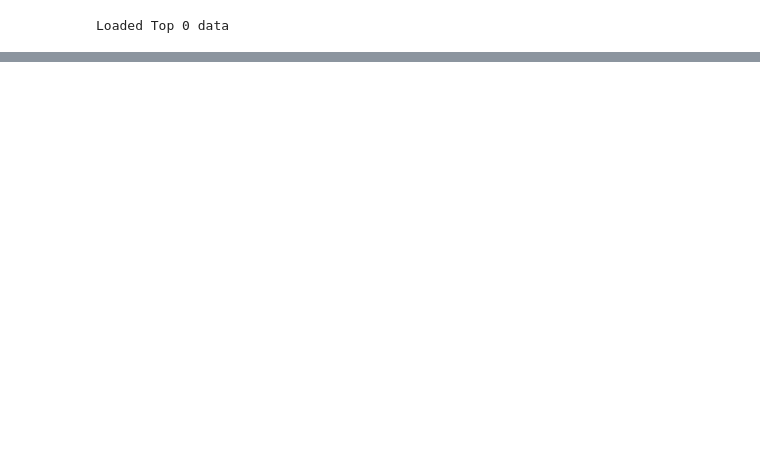
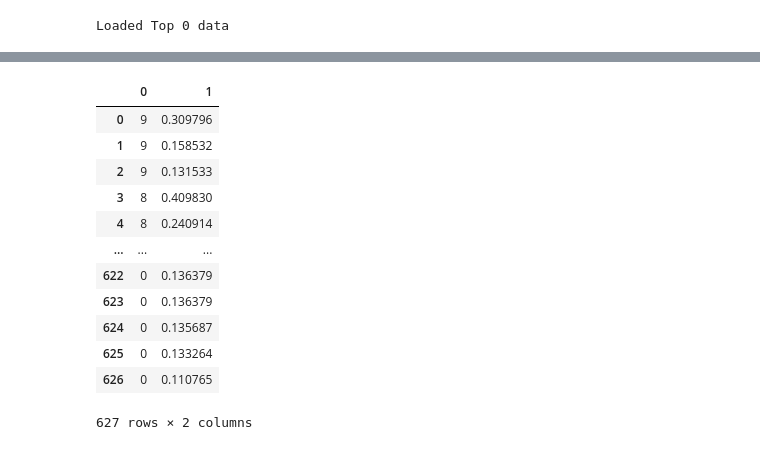
Before and after one commit to jgonsior/DS20-WeakAL, a Jupyter notebook: display_random_search_results_dwtc.ipynb, the cells around one changed output, grey strips where cells are left out. Saved outputs shown, nothing was run; the diff lists cells and outputs as text; code cells hidden in the pictures; blank space fills up the shorter version.

```diff
--- a/display_random_search_results_dwtc.ipynb
+++ b/display_random_search_results_dwtc.ipynb
@@ -414,3 +412,51 @@ compare_data(
 )
 # %% [output]
 [interactive output not drawn]
+# %%
+results = (
+    ExperimentResult.select(
+        ExperimentResult.amount_of_user_asked_queries, ExperimentResult.acc_test,
+    ).where(
+        # (ExperimentResult.stopping_criteria_acc == 1)
+        # & (ExperimentResult.stopping_criteria_std == 1)
+        # & (ExperimentResult.stopping_criteria_uncertainty == 1)
+        # & (ExperimentResult.sampling == "random")
+        #  & (ExperimentResult.cluster == "random")
+        # & (ExperimentResult.amount_of_user_asked_queries == 10)
+        # & (ExperimentResult.with_cluster_recommendation == True)
+        # & (ExperimentResult.with_uncertainty_recommendation == True)
+        (ExperimentResult.amount_of_user_asked_queries < 10)
+        & (ExperimentResult.dataset_name == "dwtc")
+        & (
+            ExperimentResult.experiment_run_date > (datetime(2020, 3, 24, 14, 0))
+        )  # no stopping criterias
+    )
+    #  .group_by(ExperimentResult.amount_of_user_asked_queries)
+    .order_by(
+        ExperimentResult.amount_of_user_asked_queries.desc(),
+        ExperimentResult.acc_test.desc()
+        #  peewee.fn.MAX(ExperimentResult.acc_test)
+        #  peewee.fn.COUNT(ExperimentResult.).desc(),
+        #  peewee.fn.AVG(ORDER_BY).desc(),
+    )
+    #  .limit(10)
+)
+data = []
+for result in results:
+    data.append((result.amount_of_user_asked_queries, result.acc_test))
+    #  print("{}\t{}".format(result.amount_of_user_asked_queries, result.max))
+pd.DataFrame(data)
+# %% [output]
+|  | 0 | 1 |
+| 0 | 9 | 0.309796 |
+| 1 | 9 | 0.158532 |
+| 2 | 9 | 0.131533 |
+| 3 | 8 | 0.409830 |
+| 4 | 8 | 0.240914 |
+| ... | ... | ... |
+| 622 | 0 | 0.136379 |
+| 623 | 0 | 0.136379 |
+| 624 | 0 | 0.135687 |
+| 625 | 0 | 0.133264 |
+| 626 | 0 | 0.110765 |
+627 rows × 2 columns
```
Also changed, not shown: parts of 3 cells of this notebook, 2 other files.
